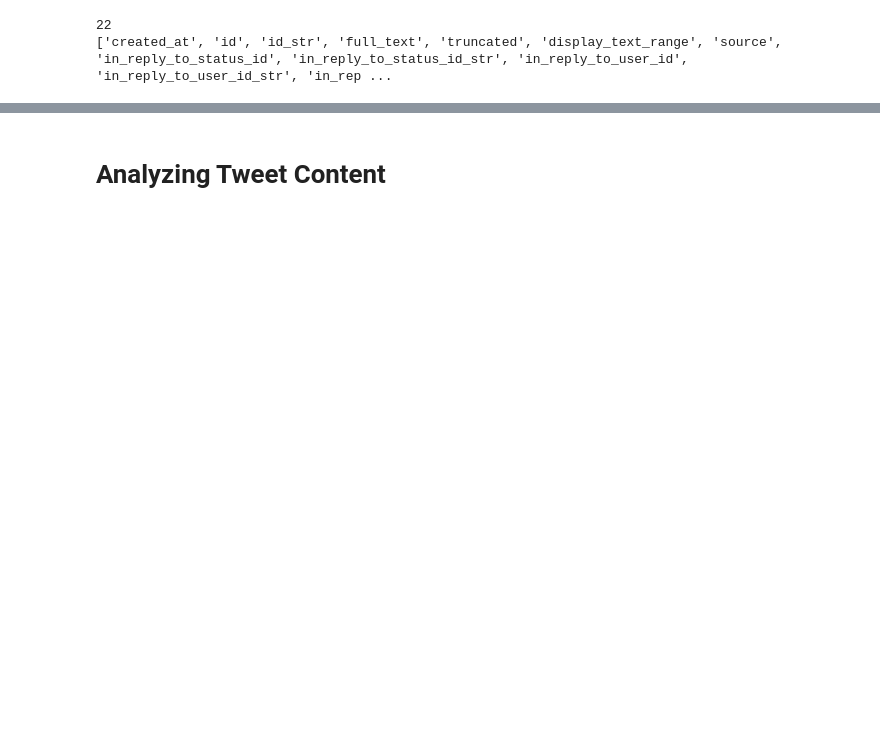
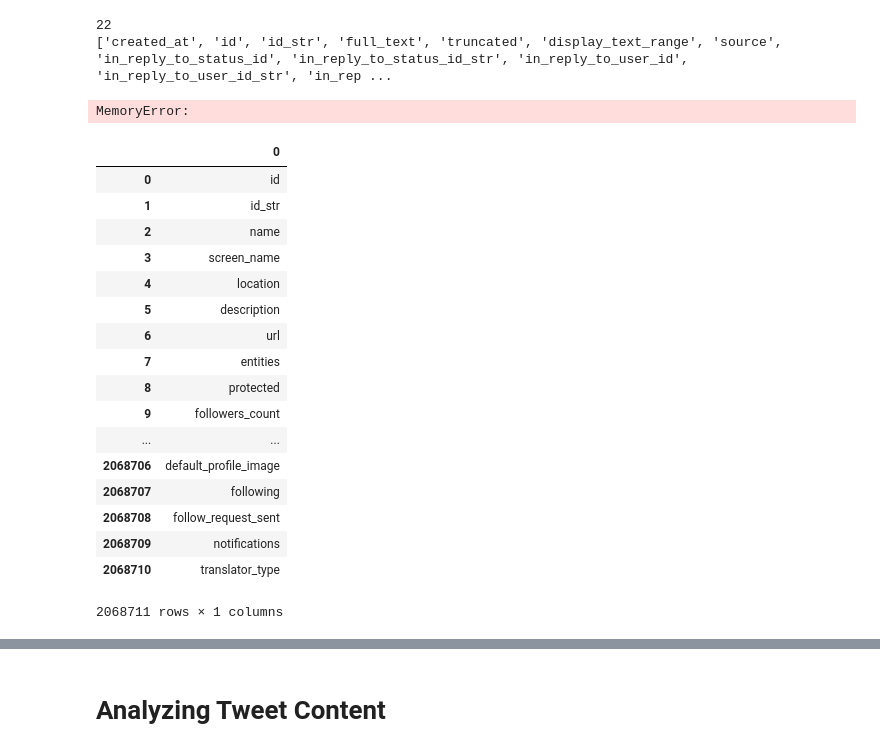
Before and after one commit to policyglot/COVID_Religion_NLP, a Jupyter notebook: jsonlines-testing.ipynb, the cells around one changed output, grey strips where cells are left out. Drawn from its saved outputs; the diff is of its cells as text; code cells hidden in the pictures; blank space fills up the shorter version.

Commit message:
Add json code normalization
type: feat
body: coded json normalization

```diff
--- a/jsonlines-testing.ipynb
+++ b/jsonlines-testing.ipynb
@@ -65,7 +58,10 @@ def jsonl_to_jsonlist(link):
                 #since some tweets were never retweeted
                 pass
             #we don't want unnecessary multi-level nesting
-            del line['user']['entities']
+            for key in line['user'].keys():
+                if isinstance(line['user'][key], list):
+                    line['user'][key] = line['user'][key][0]
+
             json_list.append(line)
     return json_list
 # %%
@@ -99,2 +77,5 @@ pprint.pprint(test)
 # %%
 mar_json = jsonl_to_jsonlist(mar_link)
+# %%
+test = mar_json[39]
+pprint.pprint(test)
@@ -111,8 +110,31 @@ print(cols)
 # https://stackoverflow.com/questions/40588852/pandas-read-nested-json
 from pandas.io.json import json_normalize
 df_normal = json_normalize(mar_json,
-                           #record_path=['user'],
-                           #meta=cols,
-                           ##record_prefix='user_',
+                           record_path=['user'],
+                           meta=cols,
+                           #record_prefix='user_',
                            #meta_prefix='tweet_',
                            errors='ignore')
+# %% [output]
+MemoryError:
+# %%
+df_normal
+# %% [output]
+|  | 0 |
+| 0 | id |
+| 1 | id_str |
+| 2 | name |
+| 3 | screen_name |
+| 4 | location |
+| 5 | description |
+| 6 | url |
+| 7 | entities |
+| 8 | protected |
+| 9 | followers_count |
+| ... | ... |
+| 2068706 | default_profile_image |
+| 2068707 | following |
+| 2068708 | follow_request_sent |
+| 2068709 | notifications |
+| 2068710 | translator_type |
+2068711 rows × 1 columns
```
Also changed, not shown: parts of 11 cells of this notebook.
